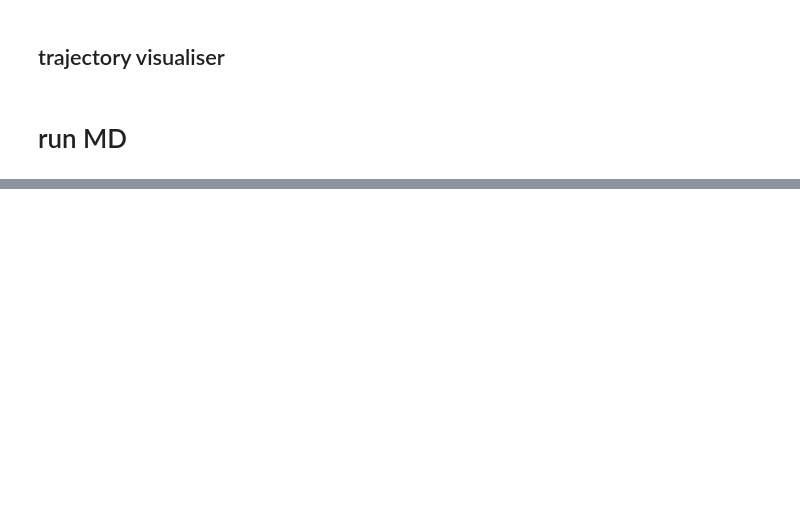
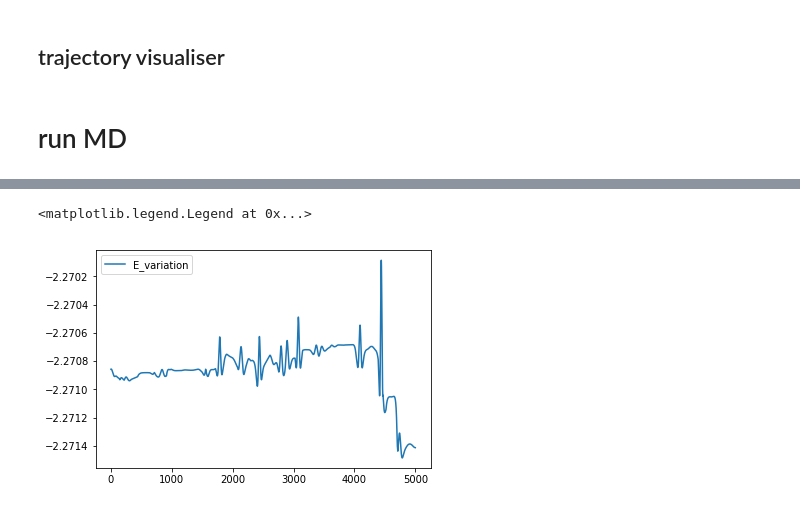
Before and after one commit to lab-cosmo/marvel-college, a Jupyter notebook: MD/Dynamique_Moleculaire-exercise.ipynb, the cells around one changed output, grey strips where cells are left out. Saved outputs shown, nothing was run; the diff lists cells and outputs as text; code cells hidden in the pictures; blank space fills up the shorter version.

```diff
--- a/MD/Dynamique_Moleculaire-exercise.ipynb
+++ b/MD/Dynamique_Moleculaire-exercise.ipynb
@@ -615,0 +576,10 @@ KeyboardInterrupt:
+# %%
+k_spring = 1.
+epsilon = 1.
+r_m = 1.
+mass = 1.
+dt = 0.001
+T = 1.
+
+initial_pos = make_linear_chain(10,r_m-0.1)
+initial_vel = np.random.normal(loc=0.0, scale=np.sqrt(.01),size=initial_pos.shape)
@@ -615,0 +594,6 @@ KeyboardInterrupt:
+# %%
+plt.plot(diagnostic['E_variation'],label='E_variation',)
+plt.legend()
+# %% [output]
+<matplotlib.legend.Legend at 0x...>
+[figure, added]
```
Also changed, not shown: parts of 70 cells of this notebook, 2 other files.
